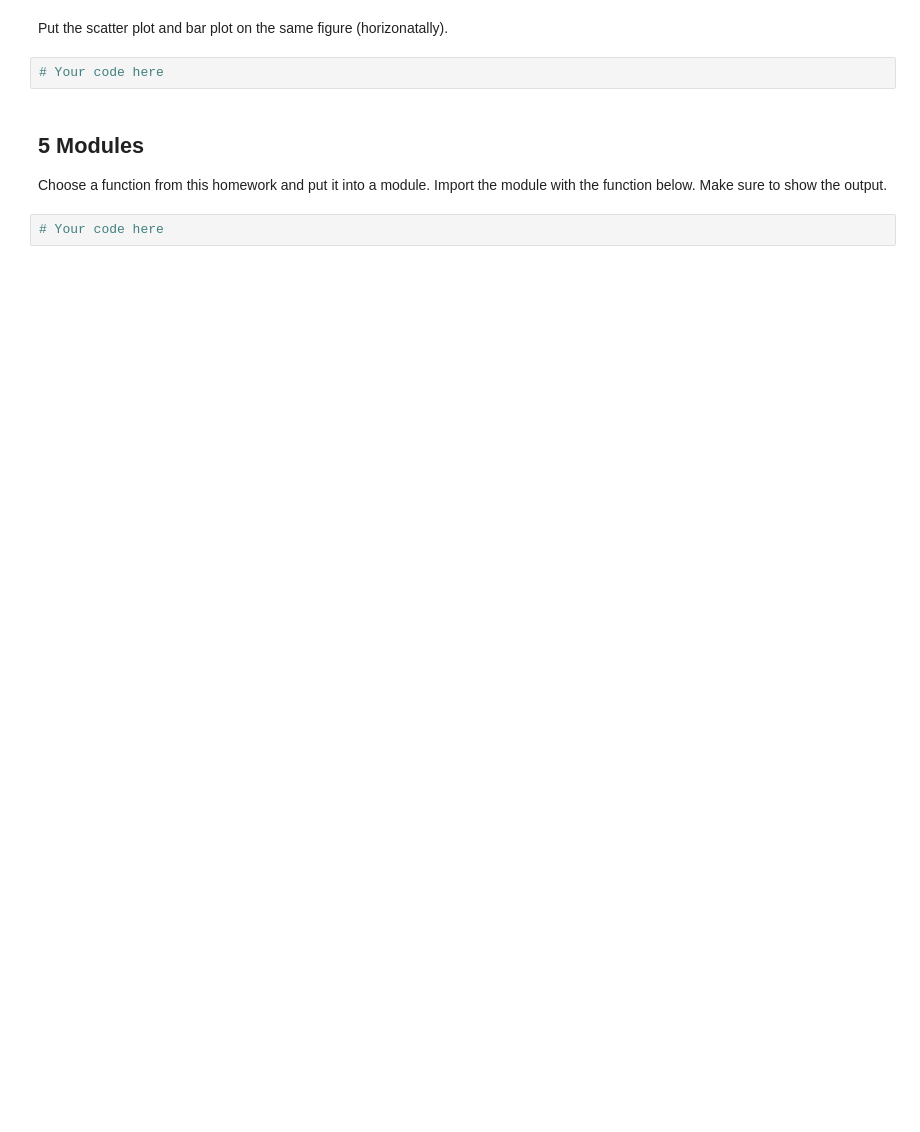
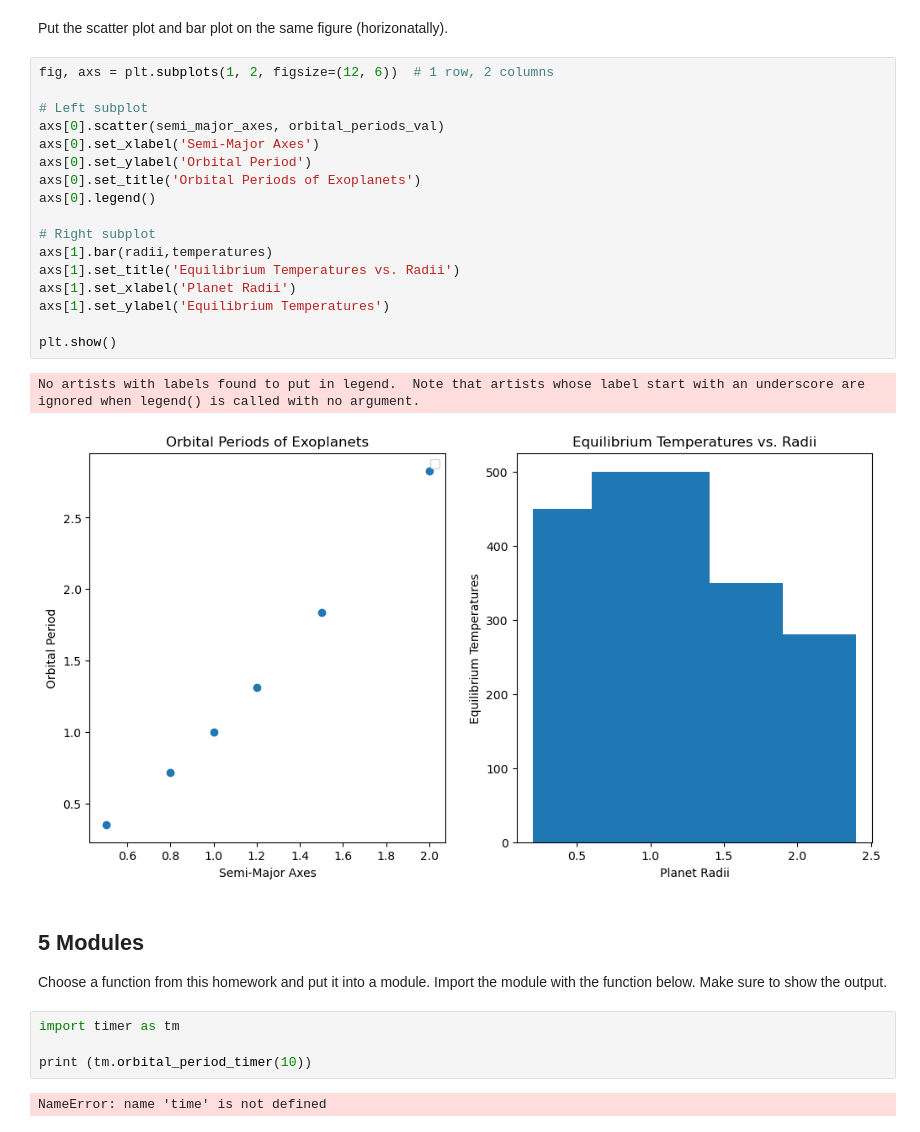
Before and after one commit to 1mpersec/ulab_persephone, a Jupyter notebook: homework11/hw11.ipynb, the cells around one changed output. Cells and saved outputs as stored; diff of their text form; blank space fills up the shorter version.

```diff
--- a/homework11/hw11.ipynb
+++ b/homework11/hw11.ipynb
@@ -211,9 +273,31 @@ Create a bar plot of planet radii vs. their equilibrium temperatures. Label the
 # %% [markdown]
 Put the scatter plot and bar plot on the same figure (horizonatally).
 # %%
-# Your code here
+fig, axs = plt.subplots(1, 2, figsize=(12, 6))  # 1 row, 2 columns
+
+# Left subplot
+axs[0].scatter(semi_major_axes, orbital_periods_val)
+axs[0].set_xlabel('Semi-Major Axes')
+axs[0].set_ylabel('Orbital Period')
+axs[0].set_title('Orbital Periods of Exoplanets')
+axs[0].legend()
+
+# Right subplot
+axs[1].bar(radii,temperatures)
+axs[1].set_title('Equilibrium Temperatures vs. Radii')
+axs[1].set_xlabel('Planet Radii')
+axs[1].set_ylabel('Equilibrium Temperatures')
+
+plt.show()
+# %% [output]
+No artists with labels found to put in legend.  Note that artists whose label start with an underscore are ignored when legend() is called with no argument.
+[figure, added]
 # %% [markdown]
 ## 5 Modules
 Choose a function from this homework and put it into a module. Import the module with the function below. Make sure to show the output.
 # %%
-# Your code here
+import timer as tm
+
+print (tm.orbital_period_timer(10))
+# %% [output]
+NameError: name 'time' is not defined
```
Also changed, not shown: parts of 12 cells of this notebook, 1 other file.
